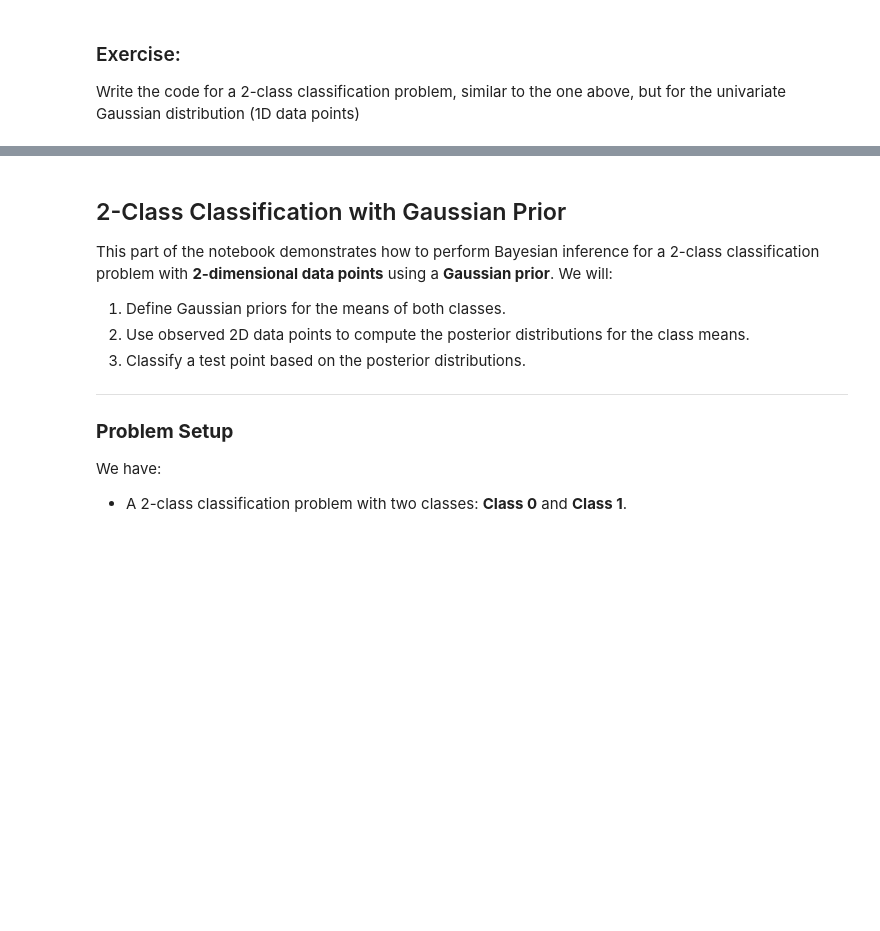
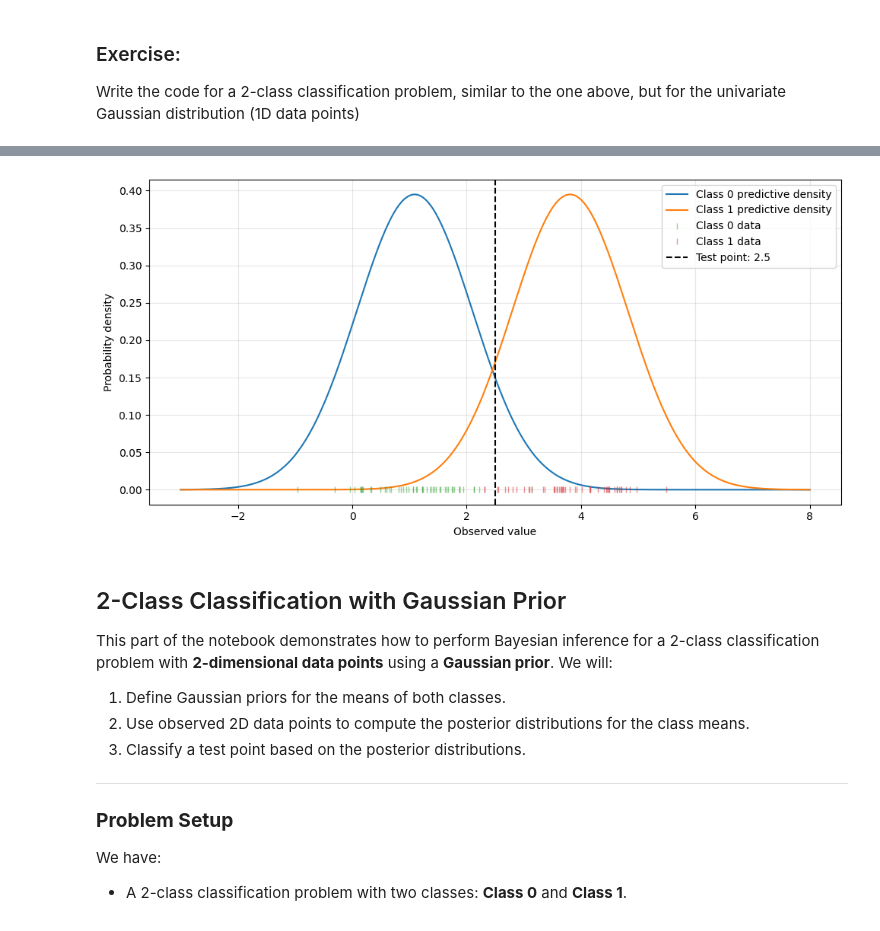
Before and after one commit to mabinbin701-cmyk/RLU, a Jupyter notebook: Labs/Lab 1 - Probability and Stats.ipynb, the cells around one changed output, grey strips where cells are left out. Cells and saved outputs as stored; diff of their text form; code cells hidden in the pictures; blank space fills up the shorter version.

```diff
--- a/Labs/Lab 1 - Probability and Stats.ipynb
+++ b/Labs/Lab 1 - Probability and Stats.ipynb
@@ -847,3 +852,78 @@ import matplotlib.pyplot as plt
 from scipy.stats import norm
 
 ## Enter your code here
+
+# 1. Generate labeled 1D data
+rng = np.random.default_rng(42)
+
+n0 = n1 = 50
+sigma = 1.0
+variance = sigma**2
+
+X0 = rng.normal(1, sigma, n0)
+X1 = rng.normal(4, sigma, n1)
+
+# 2. Posterior distributions of the unknown means
+# Flat priors on the means; known observation variance
+mu0_posterior = np.mean(X0)
+mu1_posterior = np.mean(X1)
+
+var0_posterior = variance / n0
+var1_posterior = variance / n1
+
+# 3. Predictive variances: observation variance + mean uncertainty
+var0_predictive = variance + var0_posterior
+var1_predictive = variance + var1_posterior
+
+# 4. Classify a new observation
+x_test = 2.5
+
+# Assume equal prior probabilities for the two classes
+score0 = 0.5 * norm.pdf(
+    x_test, loc=mu0_posterior, scale=np.sqrt(var0_predictive)
+)
+score1 = 0.5 * norm.pdf(
+    x_test, loc=mu1_posterior, scale=np.sqrt(var1_predictive)
+)
+
+prob0 = score0 / (score0 + score1)
+prob1 = score1 / (score0 + score1)
+
+prediction = 0 if prob0 >= prob1 else 1
+
+print(f"Estimated Class 0 mean: {mu0_posterior:.3f}")
+print(f"Estimated Class 1 mean: {mu1_posterior:.3f}")
+print(f"P(Class 0 | x_test): {prob0:.2%}")
+print(f"P(Class 1 | x_test): {prob1:.2%}")
+print(f"Prediction: Class {prediction}")
+
+# 5. Plot predictive densities and observations
+x = np.linspace(-3, 8, 1000)
+
+plt.figure(figsize=(10, 5))
+
+plt.plot(
+    x,
+    norm.pdf(x, mu0_posterior, np.sqrt(var0_predictive)),
+    label="Class 0 predictive density"
+)
+plt.plot(
+    x,
+    norm.pdf(x, mu1_posterior, np.sqrt(var1_predictive)),
+    label="Class 1 predictive density"
+)
+
+plt.plot(X0, np.zeros(n0), "|", alpha=0.5, label="Class 0 data")
+plt.plot(X1, np.zeros(n1), "|", alpha=0.5, label="Class 1 data")
+plt.axvline(
+    x_test, color="black", linestyle="--",
+    label=f"Test point: {x_test}"
+)
+
+plt.xlabel("Observed value")
+plt.ylabel("Probability density")
+plt.legend()
+plt.grid(alpha=0.3)
+plt.tight_layout()
+plt.show()
+# %% [output]
@@ -850,3 +935,4 @@ from scipy.stats import norm
+[figure, added]
 # %% [markdown]
 ## 2-Class Classification with Gaussian Prior
 
```
Also changed, not shown: parts of 4 cells of this notebook.
